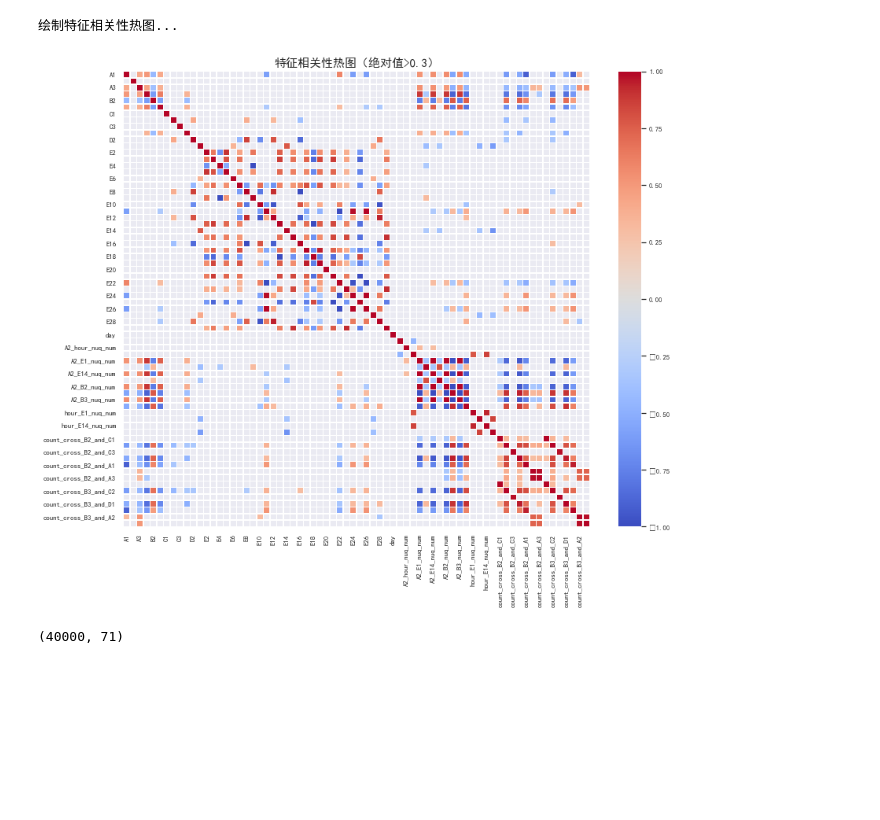
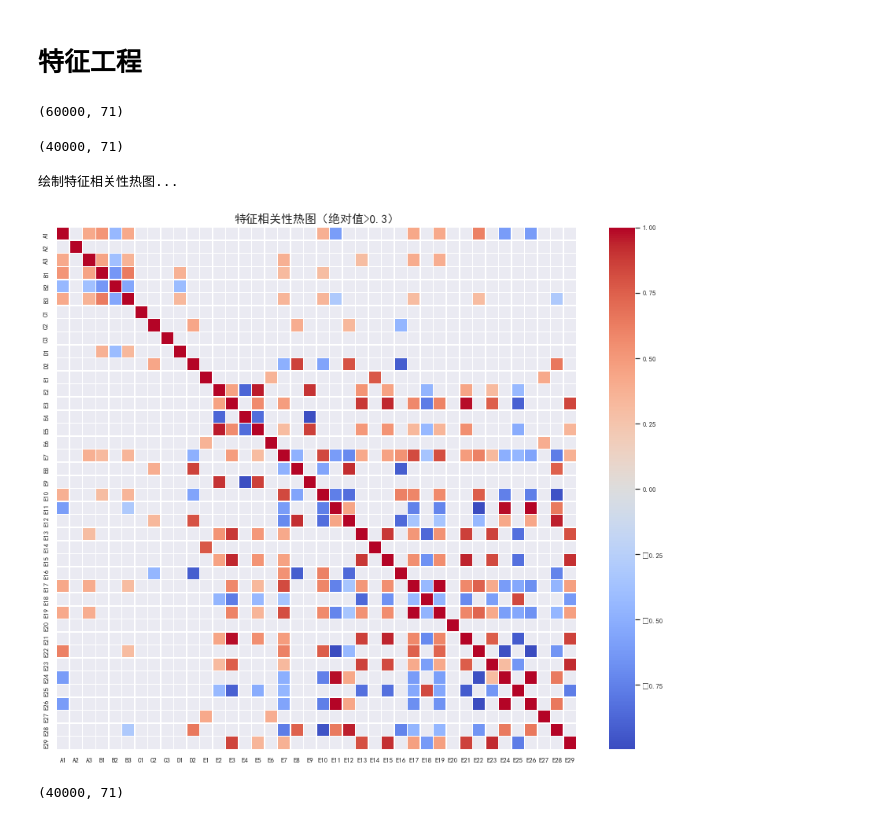
Before and after one commit to Comex627/Binary_classification_task_algorithm_framework, a Jupyter notebook: code/基于lgb的十折交叉验证的建模.ipynb, the cells around one changed output. Drawn from its saved outputs; the diff is of its cells as text; code cells hidden in the pictures; blank space fills up the shorter version.

```diff
--- a/code/基于lgb的十折交叉验证的建模.ipynb
+++ b/code/基于lgb的十折交叉验证的建模.ipynb
@@ -22,9 +24,3 @@ train = pd.read_csv('../data/train.csv')
 label = pd.read_csv('../data/train_label.csv')
 test = pd.read_csv('../data/test.csv')
 sub = pd.read_csv('../data/submission.csv')
-# %%
-df_source = train.merge(label,on='ID',how='left')
-
-test['label'] = -1
-train = train.merge(label,on='ID',how='left')
-data = pd.concat([train, test])
@@ -166,0 +27,2 @@ test_x = test_df[features]
+# %% [markdown]
+# 特征工程
@@ -167,3 +31,11 @@ test_x = test_df[features]
+# %%
+train_x.shape
+# %% [output]
+(60000, 71)
+# %%
+test_x.shape
+# %% [output]
+(40000, 71)
 # %%
 # 设置随机种子，保证结果可复现
 np.random.seed(42)
@@ -185,33 +57,33 @@ else:
 # %%
 # 特征相关性热图
 print("绘制特征相关性热图...")
 # 选择数值型特征计算相关性
-numeric_features = train_df.select_dtypes(include=['int64', 'float64']).columns
+numeric_features = train.select_dtypes(include=['int64', 'float64']).columns
 # 排除ID和标签列
 numeric_features = [f for f in numeric_features if f not in ['ID', 'label']]
 if len(numeric_features) > 0:
-    corr_matrix = train_df[numeric_features].corr()
+    corr_matrix = train[numeric_features].corr()
     # 绘制热图（只显示绝对值大于0.3的相关性）
     plt.figure(figsize=(12, 10))
     mask = np.abs(corr_matrix) < 0.3  # 掩盖低相关性
     sns.heatmap(
         corr_matrix,
         mask=mask,
         annot=False,  # 显示相关系数
         cmap='coolwarm',
         fmt='.2f',
         linewidths=0.5,
         annot_kws={"size": 8}
     )
     plt.title('特征相关性热图（绝对值>0.3）', fontsize=15)
     plt.tight_layout()
 
     plt.show()
 else:
     print("无可用的数值型特征用于绘制相关性热图")
 # %% [output]
 绘制特征相关性热图...
-[figure, old version]
+[figure, new version]
 # %%
 test_x.shape
 # %% [output]
```
Also changed, not shown: parts of 9 cells of this notebook, 8 other files.
